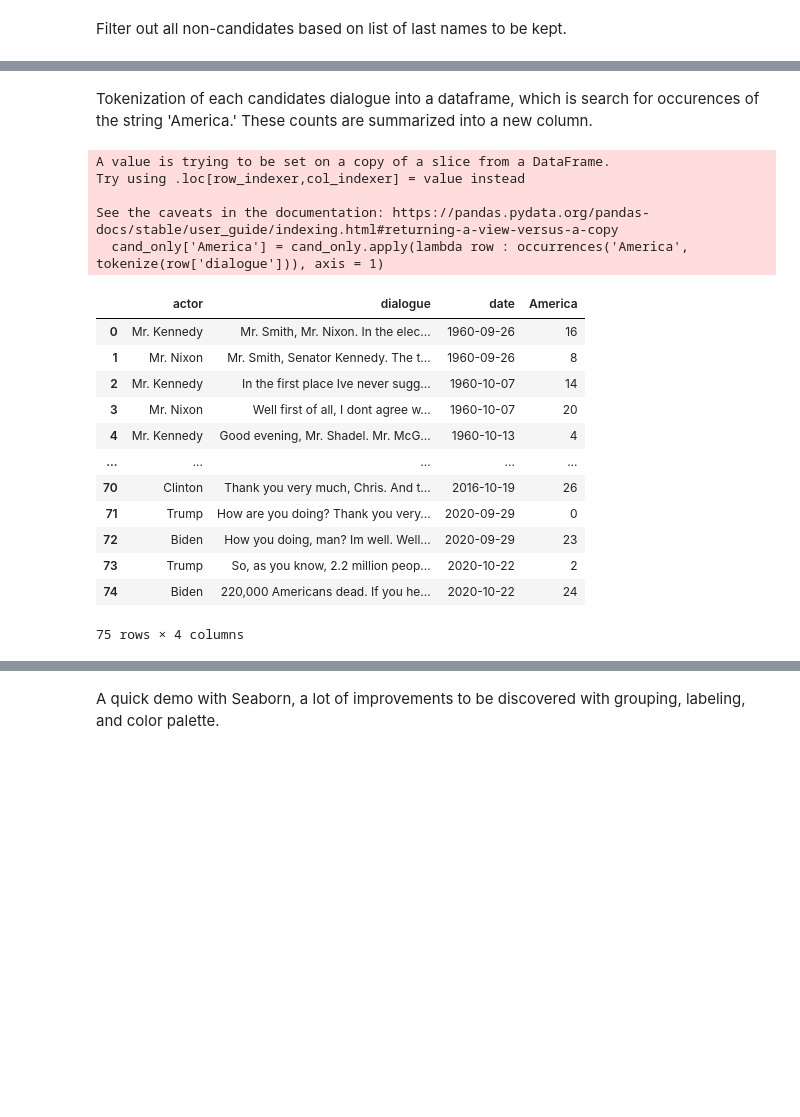
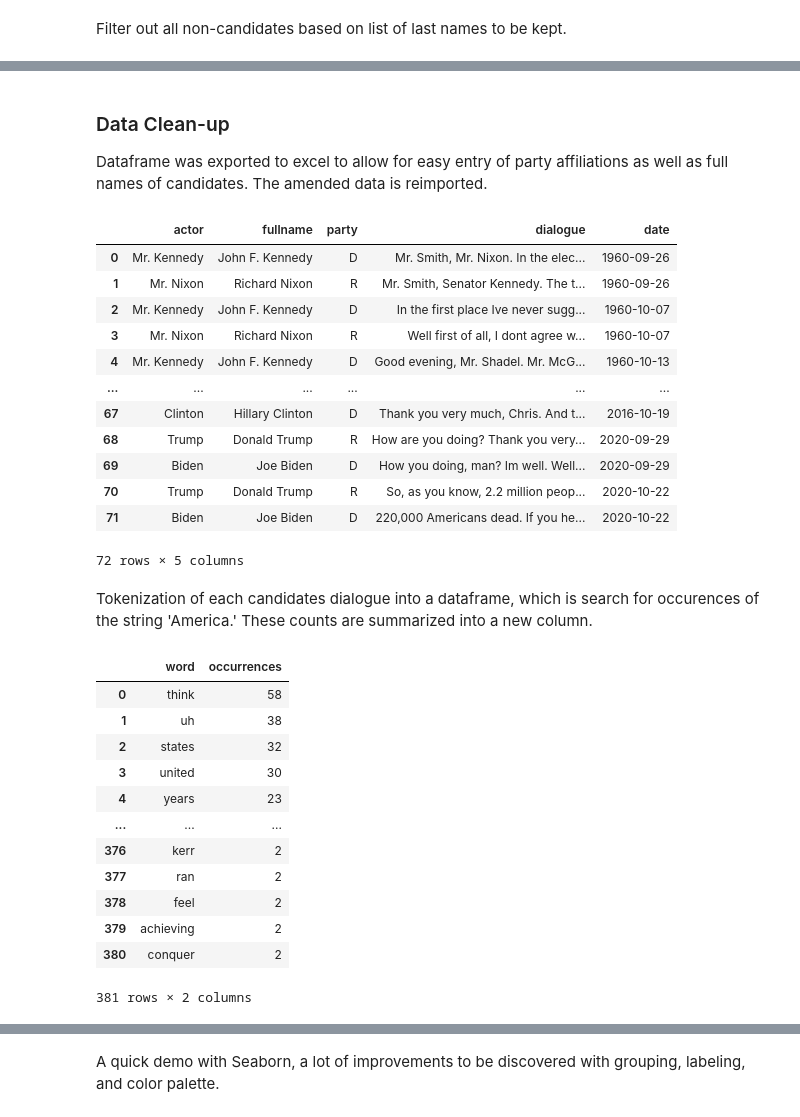
Before and after one commit to mbransons/DataFundamentalsCourse, a Jupyter notebook: week2/week2-activity.ipynb, the cells around one changed output, grey strips where cells are left out. Drawn from its saved outputs; the diff is of its cells as text; code cells hidden in the pictures; blank space fills up the shorter version.

```diff
--- a/week2/week2-activity.ipynb
+++ b/week2/week2-activity.ipynb
@@ -75,2 +75,22 @@ cand_only
+# %% [markdown]
+### Data Clean-up
+Dataframe was exported to excel to allow for easy entry of party affiliations as well as full names of candidates. The amended data is reimported.
+# %%
+cand_clean = pd.read_excel('candidate_speech.xlsx')
+cand_clean
+# %% [output]
+|  | actor | fullname | party | dialogue | date |
+| 0 | Mr. Kennedy | John F. Kennedy | D | Mr. Smith, Mr. Nixon. In the elec... | 1960-09-26 |
+| 1 | Mr. Nixon | Richard Nixon | R | Mr. Smith, Senator Kennedy. The t... | 1960-09-26 |
+| 2 | Mr. Kennedy | John F. Kennedy | D | In the first place Ive never sugg... | 1960-10-07 |
+| 3 | Mr. Nixon | Richard Nixon | R | Well first of all, I dont agree w... | 1960-10-07 |
+| 4 | Mr. Kennedy | John F. Kennedy | D | Good evening, Mr. Shadel. Mr. McG... | 1960-10-13 |
+| ... | ... | ... | ... | ... | ... |
+| 67 | Clinton | Hillary Clinton | D | Thank you very much, Chris. And t... | 2016-10-19 |
+| 68 | Trump | Donald Trump | R | How are you doing? Thank you very... | 2020-09-29 |
+| 69 | Biden | Joe Biden | D | How you doing, man? Im well. Well... | 2020-09-29 |
+| 70 | Trump | Donald Trump | R | So, as you know, 2.2 million peop... | 2020-10-22 |
+| 71 | Biden | Joe Biden | D | 220,000 Americans dead. If you he... | 2020-10-22 |
+72 rows × 5 columns
 # %%
 import numpy as np
@@ -85,7 +110,18 @@ Tokenization of each candidates dialogue into a dataframe, which is search for o
 stop_words = set(stopwords.words("english"))  # load stopwords
 
 def tokenize(data):
-    words = [w for w in data.split(" ") if w not in stop_words]
+    # words = [w for w in data.split(" ") if w not in stop_words]
+    tokens = [w for w in data.split(" ")]
+    # convert to lower case
+    tokens = [w.lower() for w in tokens]
+    # remove punctuation from each word
+    table = str.maketrans('', '', string.punctuation)
+    stripped = [w.translate(table) for w in tokens]
+    # remove remaining tokens that are not alphabetic
+    words = [word for word in stripped if word.isalpha()]
+    # filter out stop words
+    stop_words = set(stopwords.words('english'))
+    words = [w for w in words if not w in stop_words]
 
     new_data = Counter(words)
 
@@ -96,28 +132,21 @@ def tokenize(data):
     df.columns = ['word', 'occurrences']
     return df
 
-def occurrences(word, df):
-    new_df = df.loc[df['word'].str.contains(word)]
-    return new_df['occurrences'].sum()
-
-cand_only['America'] = cand_only.apply(lambda row : occurrences('America', tokenize(row['dialogue'])), axis = 1)
-cand_only
+word_count_dfs = []
+# cand_only['America'] = cand_only.apply(lambda row : occurrences('America', tokenize(row['dialogue'])), axis = 1)
+cand_clean.apply(lambda row : word_count_dfs.append(tokenize(row['dialogue'])), axis = 1)
+word_count_dfs[0]
 # %% [output]
+|  | word | occurrences |
+| 0 | think | 58 |
+| 1 | uh | 38 |
+| 2 | states | 32 |
+| 3 | united | 30 |
+| 4 | years | 23 |
+| ... | ... | ... |
+| 376 | kerr | 2 |
+| 377 | ran | 2 |
+| 378 | feel | 2 |
+| 379 | achieving | 2 |
+| 380 | conquer | 2 |
-A value is trying to be set on a copy of a slice from a DataFrame.
-Try using .loc[row_indexer,col_indexer] = value instead
-
-See the caveats in the documentation: https://pandas.pydata.org/pandas-docs/stable/user_guide/indexing.html#returning-a-view-versus-a-copy
-  cand_only['America'] = cand_only.apply(lambda row : occurrences('America', tokenize(row['dialogue'])), axis = 1)
+381 rows × 2 columns
-|  | actor | dialogue | date | America |
-| 0 | Mr. Kennedy | Mr. Smith, Mr. Nixon. In the elec... | 1960-09-26 | 16 |
-| 1 | Mr. Nixon | Mr. Smith, Senator Kennedy. The t... | 1960-09-26 | 8 |
-| 2 | Mr. Kennedy | In the first place Ive never sugg... | 1960-10-07 | 14 |
-| 3 | Mr. Nixon | Well first of all, I dont agree w... | 1960-10-07 | 20 |
-| 4 | Mr. Kennedy | Good evening, Mr. Shadel. Mr. McG... | 1960-10-13 | 4 |
-| ... | ... | ... | ... | ... |
-| 70 | Clinton | Thank you very much, Chris. And t... | 2016-10-19 | 26 |
-| 71 | Trump | How are you doing? Thank you very... | 2020-09-29 | 0 |
-| 72 | Biden | How you doing, man? Im well. Well... | 2020-09-29 | 23 |
-| 73 | Trump | So, as you know, 2.2 million peop... | 2020-10-22 | 2 |
-| 74 | Biden | 220,000 Americans dead. If you he... | 2020-10-22 | 24 |
-75 rows × 4 columns
```
Also changed, not shown: parts of 6 cells of this notebook, 3 other files.
